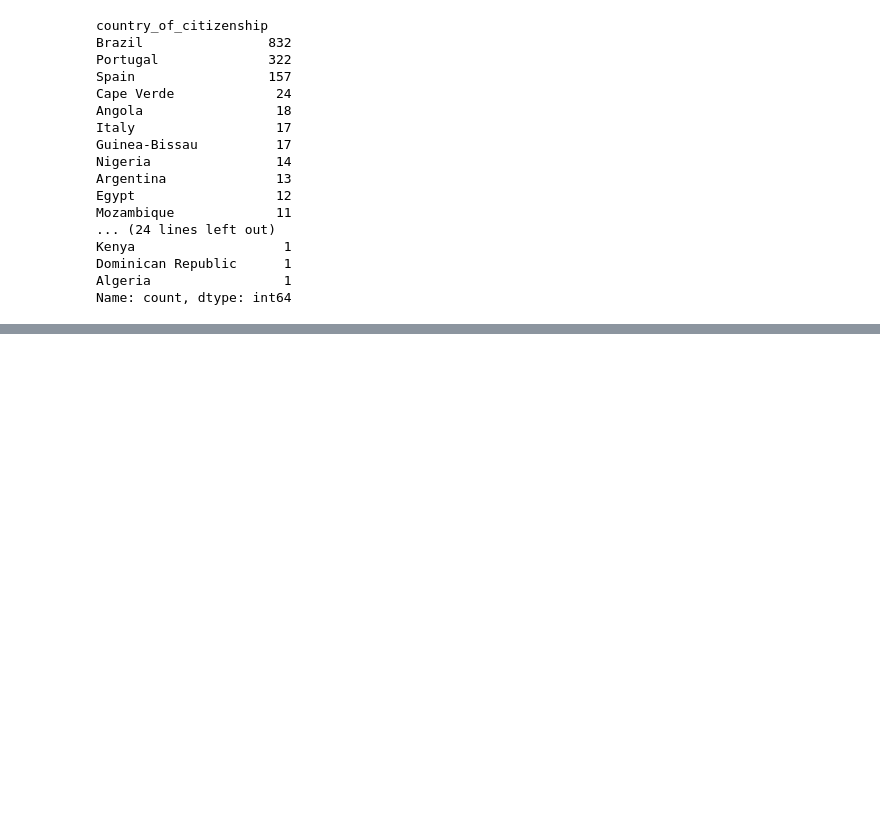
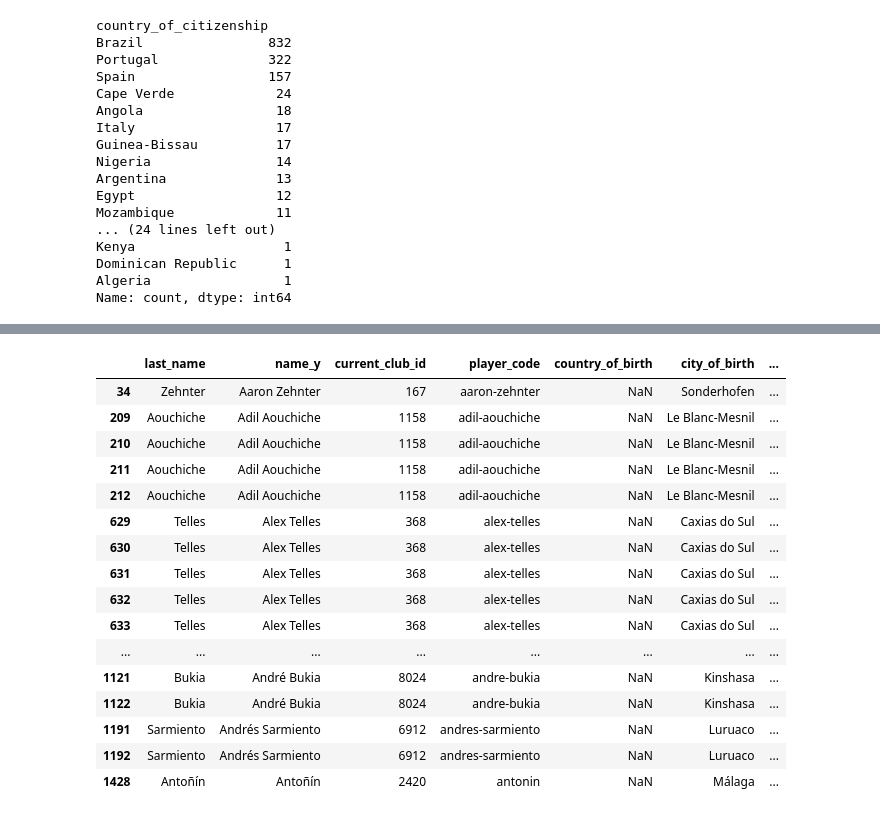
Before and after one commit to wjco/DAStudy-sat, a Jupyter notebook: Tek/football-data-from-transfermarkt/preprocessing-football-data-from-transfermarkt.ipynb, the cells around one changed output, grey strips where cells are left out. Saved outputs shown, nothing was run; the diff lists cells and outputs as text; code cells hidden in the pictures; blank space fills up the shorter version.

```diff
--- a/Tek/football-data-from-transfermarkt/preprocessing-football-data-from-transfermarkt.ipynb
+++ b/Tek/football-data-from-transfermarkt/preprocessing-football-data-from-transfermarkt.ipynb
@@ -461,3 +600,23 @@ Name: count, dtype: int64
+# %%
+df_merged[df_merged.country_of_citizenship.isnull()].iloc[:, 20:].head(30)
+# %% [output]
+|  | last_name | name_y | current_club_id | player_code | country_of_birth | city_of_birth | ... |
+| 34 | Zehnter | Aaron Zehnter | 167 | aaron-zehnter | NaN | Sonderhofen | ... |
+| 209 | Aouchiche | Adil Aouchiche | 1158 | adil-aouchiche | NaN | Le Blanc-Mesnil | ... |
+| 210 | Aouchiche | Adil Aouchiche | 1158 | adil-aouchiche | NaN | Le Blanc-Mesnil | ... |
+| 211 | Aouchiche | Adil Aouchiche | 1158 | adil-aouchiche | NaN | Le Blanc-Mesnil | ... |
+| 212 | Aouchiche | Adil Aouchiche | 1158 | adil-aouchiche | NaN | Le Blanc-Mesnil | ... |
+| 629 | Telles | Alex Telles | 368 | alex-telles | NaN | Caxias do Sul | ... |
+| 630 | Telles | Alex Telles | 368 | alex-telles | NaN | Caxias do Sul | ... |
+| 631 | Telles | Alex Telles | 368 | alex-telles | NaN | Caxias do Sul | ... |
+| 632 | Telles | Alex Telles | 368 | alex-telles | NaN | Caxias do Sul | ... |
+| 633 | Telles | Alex Telles | 368 | alex-telles | NaN | Caxias do Sul | ... |
+| ... | ... | ... | ... | ... | ... | ... | ... |
+| 1121 | Bukia | André Bukia | 8024 | andre-bukia | NaN | Kinshasa | ... |
+| 1122 | Bukia | André Bukia | 8024 | andre-bukia | NaN | Kinshasa | ... |
+| 1191 | Sarmiento | Andrés Sarmiento | 6912 | andres-sarmiento | NaN | Luruaco | ... |
+| 1192 | Sarmiento | Andrés Sarmiento | 6912 | andres-sarmiento | NaN | Luruaco | ... |
+| 1428 | Antoñín | Antoñín | 2420 | antonin | NaN | Málaga | ... |
 # %%
 df_merged[(df_merged.first_name.isnull())&(df_merged.country_of_citizenship=="Denmark")]
 # %% [output]
```
Also changed, not shown: parts of 21 cells of this notebook, 1 other file.
